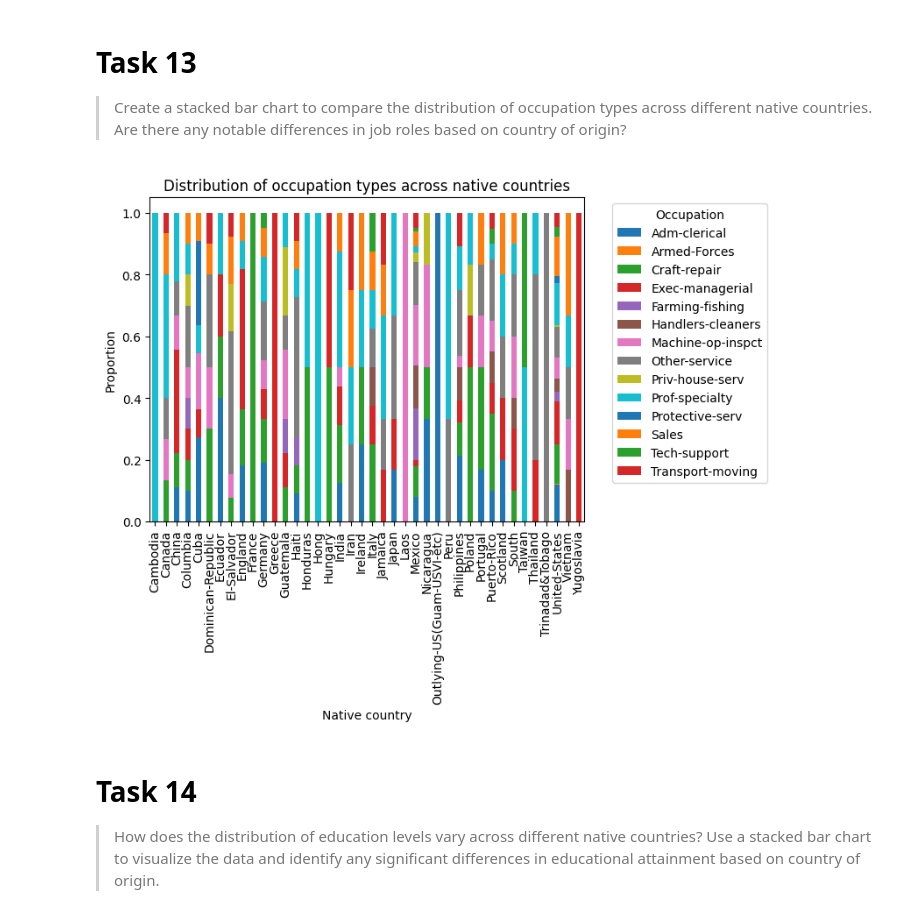
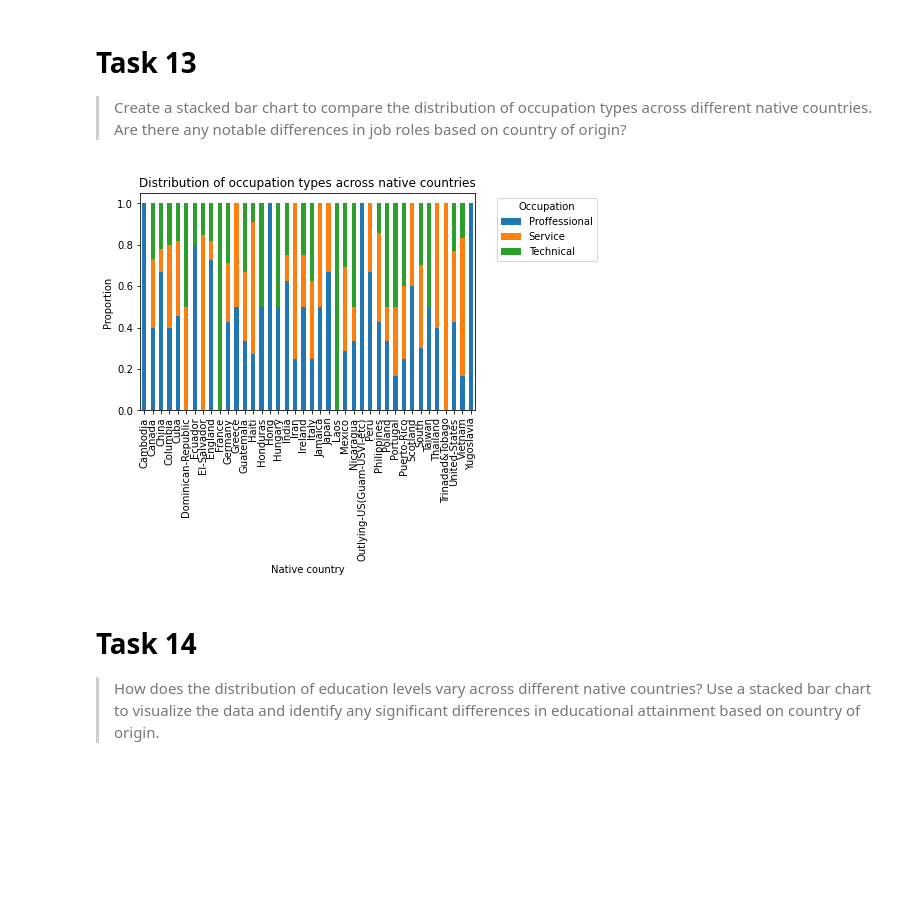
Before and after one commit to Jonson26/DSH-Pase2-Group1, a Jupyter notebook: Session3.ipynb, the cells around one changed output. Saved outputs shown, nothing was run; the diff lists cells and outputs as text; code cells hidden in the pictures; blank space fills up the shorter version.

Commit message:
Tweaked task 13 to use 'occupation-type' instead of 'occupation'

```diff
--- a/Session3.ipynb
+++ b/Session3.ipynb
@@ -281,23 +281,23 @@ plt.show()
 >Create a stacked bar chart to compare the distribution of occupation types across different native countries. Are there any notable differences in job roles based on country of origin?
 # %%
 # Group the data by native country and occupation, and count the number of occurrences for each group
-occupation_counts = df.groupby(['native-country', 'occupation']).size().unstack()
+occupation_counts = df.groupby(['native-country', 'occupation-type']).size().unstack()
 
 # Normalize the counts by row to get the proportion of each occupation within each country
 occupation_proportions = occupation_counts.div(occupation_counts.sum(axis=1), axis=0)
 
 # Plot the stacked bar chart
 occupation_proportions.plot(kind='bar', stacked=True)
 
 # Add chart labels and legend
 plt.title('Distribution of occupation types across native countries')
 plt.xlabel('Native country')
 plt.ylabel('Proportion')
 #plt.legend(title='Occupation', loc='upper right')
 plt.legend(bbox_to_anchor=(1.05, 1.0), loc='upper left', title="Occupation")
 plt.show()
 # %% [output]
-[figure, old version]
+[figure, new version]
 # %% [markdown]
 # Task 14
 
```
Also changed, not shown: parts of 9 cells of this notebook.
